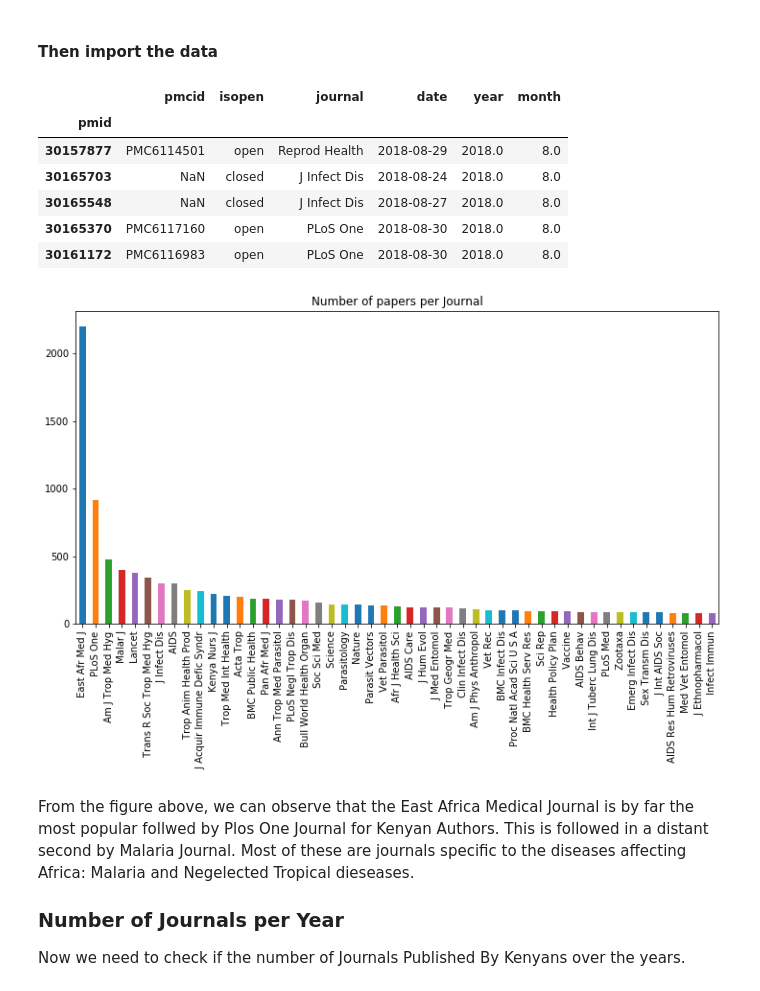
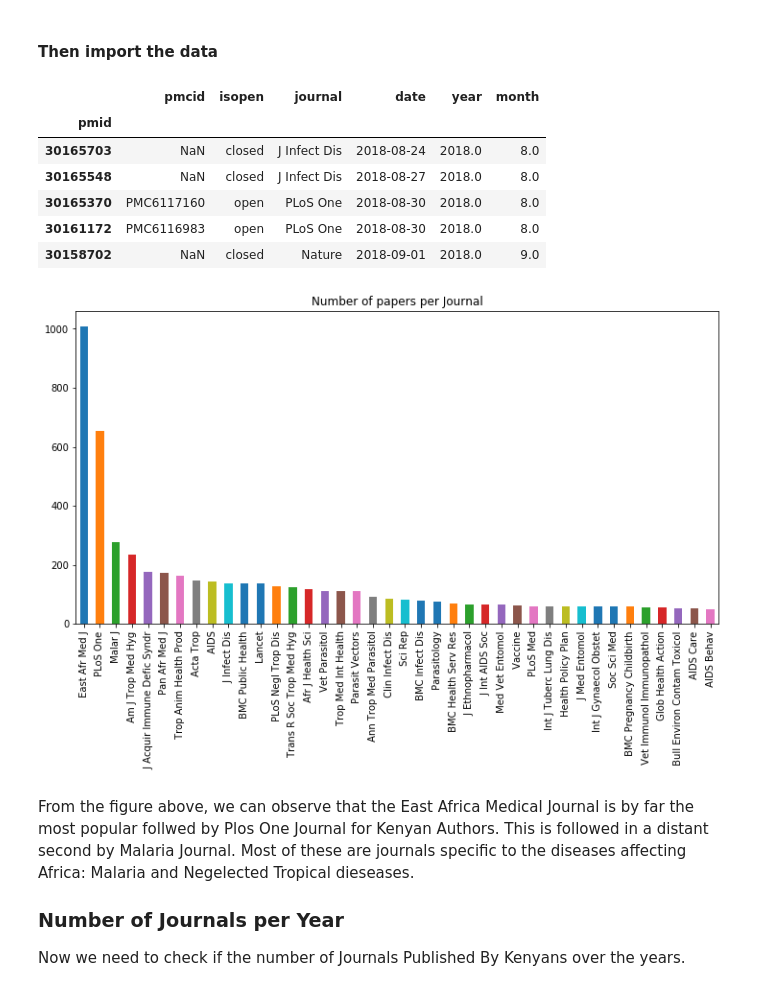
Before and after one commit to BioinfoNet/Data-mining, a Jupyter notebook: Notebooks/Data_Analysis_and_Visualization.ipynb, the cells around one changed output. Saved outputs shown, nothing was run; the diff lists cells and outputs as text; code cells hidden in the pictures.

Commit message:
Analyse updated data by Esoh

```diff
--- a/Notebooks/Data_Analysis_and_Visualization.ipynb
+++ b/Notebooks/Data_Analysis_and_Visualization.ipynb
@@ -23,23 +23,23 @@ You can access Timestamp as pandas.Timestamp
 # %% [markdown]
 #### Then import the data
 # %%
-data = pd.read_csv('../Data/PMID_PMC_Journal_Year.csv', index_col='pmid')
+data = pd.read_csv('../Data/PMID_PMC_Journal_Year_Kenya.csv', index_col='pmid')
 # %%
 data.head()
 # %% [output]
 |  | pmcid | isopen | journal | date | year | month |
 | pmid |  |  |  |  |  |  |
-| 30157877 | PMC6114501 | open | Reprod Health | 2018-08-29 | 2018.0 | 8.0 |
 | 30165703 | NaN | closed | J Infect Dis | 2018-08-24 | 2018.0 | 8.0 |
 | 30165548 | NaN | closed | J Infect Dis | 2018-08-27 | 2018.0 | 8.0 |
 | 30165370 | PMC6117160 | open | PLoS One | 2018-08-30 | 2018.0 | 8.0 |
 | 30161172 | PMC6116983 | open | PLoS One | 2018-08-30 | 2018.0 | 8.0 |
+| 30158702 | NaN | closed | Nature | 2018-09-01 | 2018.0 | 9.0 |
 # %%
-plot_journals = data.journal.value_counts()[data.journal.value_counts() > 80]
+plot_journals = data.journal.value_counts()[data.journal.value_counts() > 50]
 plot_journals.plot(kind='bar', title='Number of papers per Journal', figsize=(12, 6))
-plt.savefig('../plots/papers_per_jornal.png')  # saves the current figure
+plt.savefig('../plots/papers_per_jornal_kenya.png')  # saves the current figure
 # %% [output]
-[figure, old version]
+[figure, new version]
 # %% [markdown]
 From the figure above, we can observe that the East Africa Medical Journal is by far the most popular follwed by Plos One Journal for Kenyan Authors. This is followed in a distant second by Malaria Journal. Most of these are journals specific to the diseases affecting Africa: Malaria and Negelected Tropical dieseases.
 
```
Also changed, not shown: parts of 3 cells of this notebook, 9 other files.
